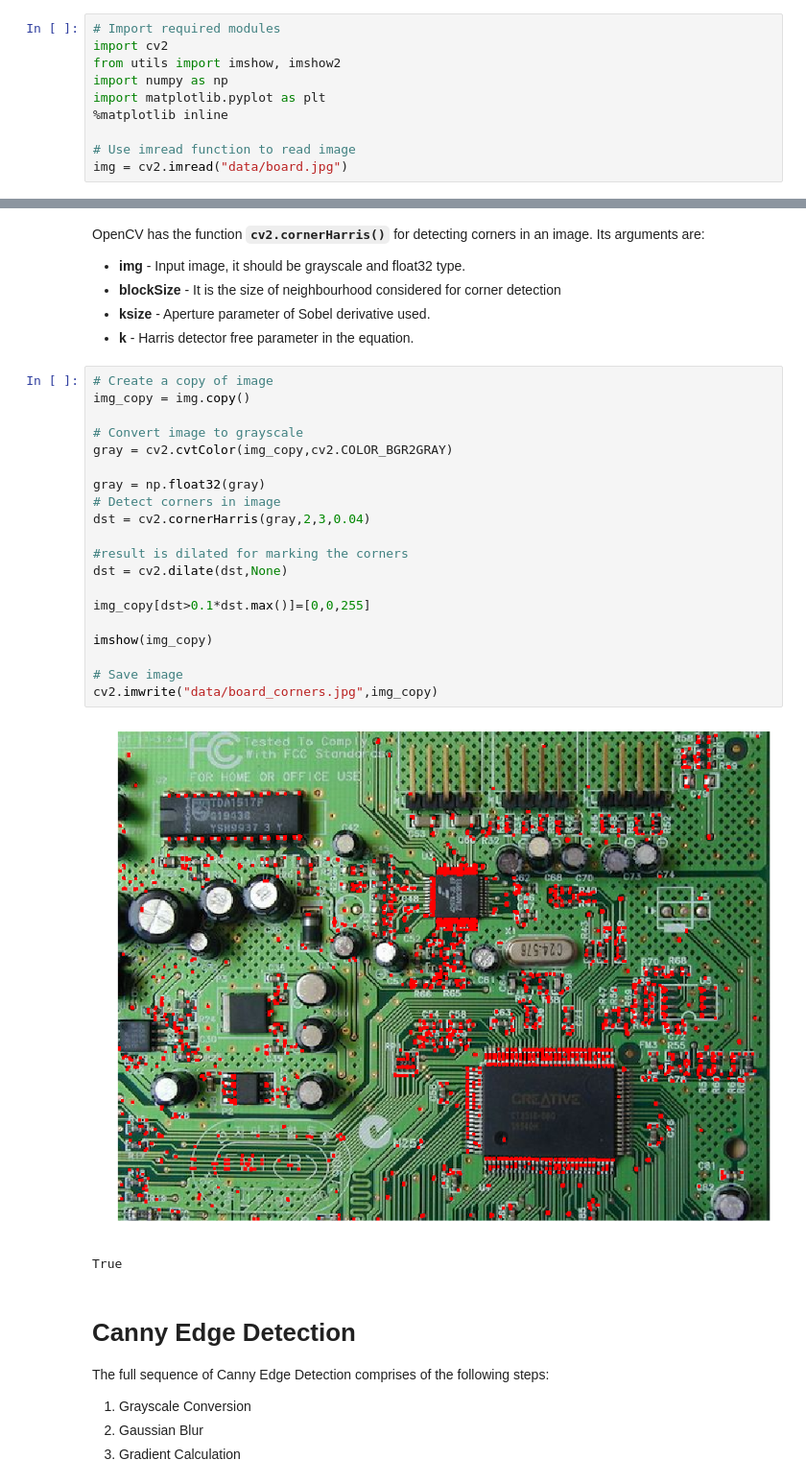
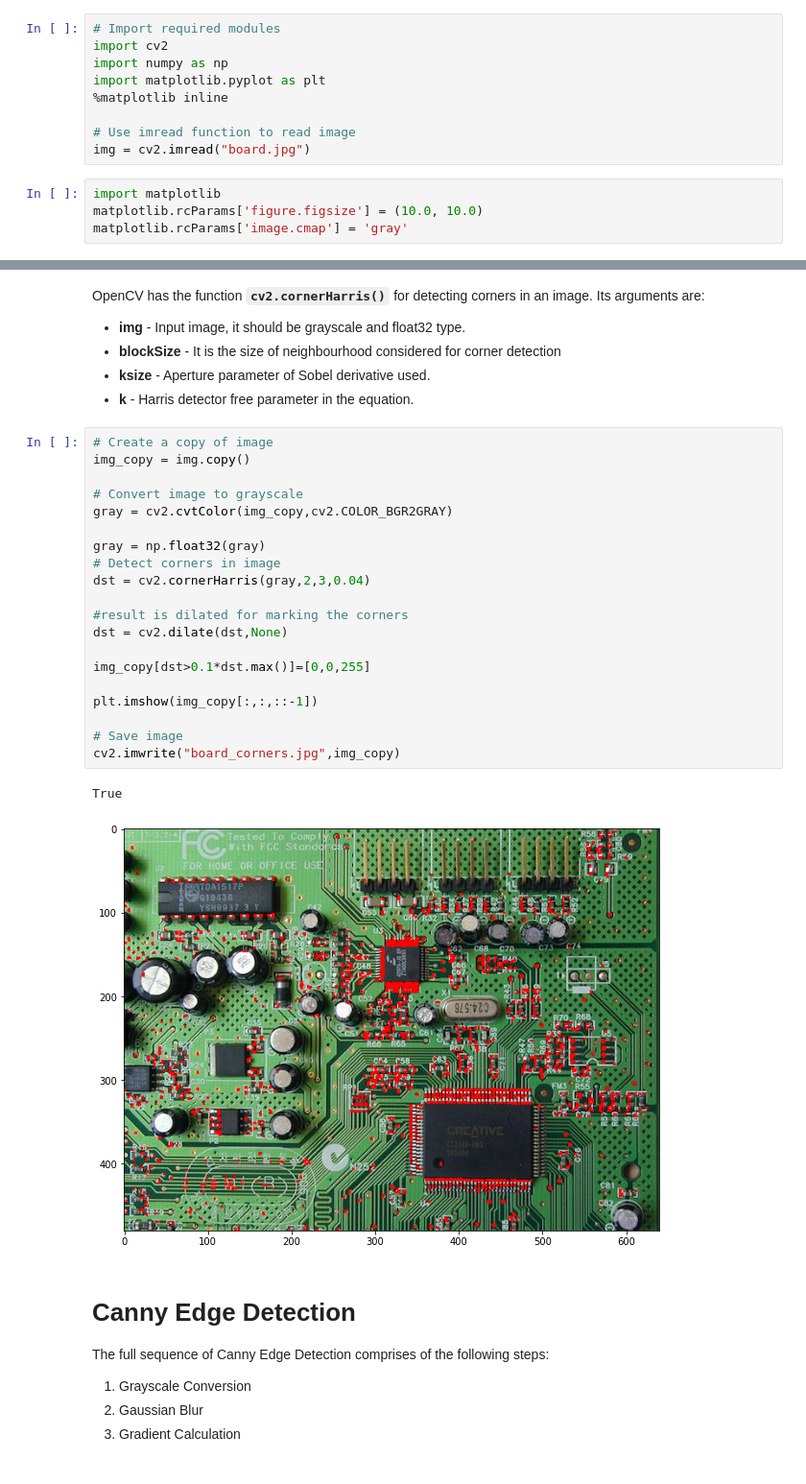
Before and after one commit to bigvisionai/upgrad_alumni_workshop_day1, a Jupyter notebook: OpenCV_Basics/OpenCV_Basics.ipynb, the cells around one changed output, grey strips where cells are left out. Shown at 96% size. Drawn from its saved outputs; the diff is of its cells as text.

```diff
--- a/OpenCV_Basics/OpenCV_Basics.ipynb
+++ b/OpenCV_Basics/OpenCV_Basics.ipynb
@@ -15,13 +27,16 @@ Before we jump into any advanced material, let's quickly recap the basics:
 # %%
 # Import required modules
 import cv2
-from utils import imshow, imshow2
 import numpy as np
 import matplotlib.pyplot as plt
 %matplotlib inline
 
 # Use imread function to read image
-img = cv2.imread("data/board.jpg")
+img = cv2.imread("board.jpg")
+# %%
+import matplotlib
+matplotlib.rcParams['figure.figsize'] = (10.0, 10.0)
+matplotlib.rcParams['image.cmap'] = 'gray'
 # %% [markdown]
 # Writing an Image
 # %%
@@ -47,26 +61,26 @@ OpenCV has the function **`cv2.cornerHarris()`** for detecting corners in an ima
 # %%
 # Create a copy of image
 img_copy = img.copy()
 
 # Convert image to grayscale
 gray = cv2.cvtColor(img_copy,cv2.COLOR_BGR2GRAY)
 
 gray = np.float32(gray)
 # Detect corners in image
 dst = cv2.cornerHarris(gray,2,3,0.04)
 
 #result is dilated for marking the corners
 dst = cv2.dilate(dst,None)
 
 img_copy[dst>0.1*dst.max()]=[0,0,255]
 
-imshow(img_copy)
+plt.imshow(img_copy[:,:,::-1])
 
 # Save image
-cv2.imwrite("data/board_corners.jpg",img_copy)
+cv2.imwrite("board_corners.jpg",img_copy)
 # %% [output]
+True
-[figure, old version]
+[figure, new version]
-True
 # %% [markdown]
 # Canny Edge Detection
 
```
Also changed, not shown: parts of 8 cells of this notebook.
